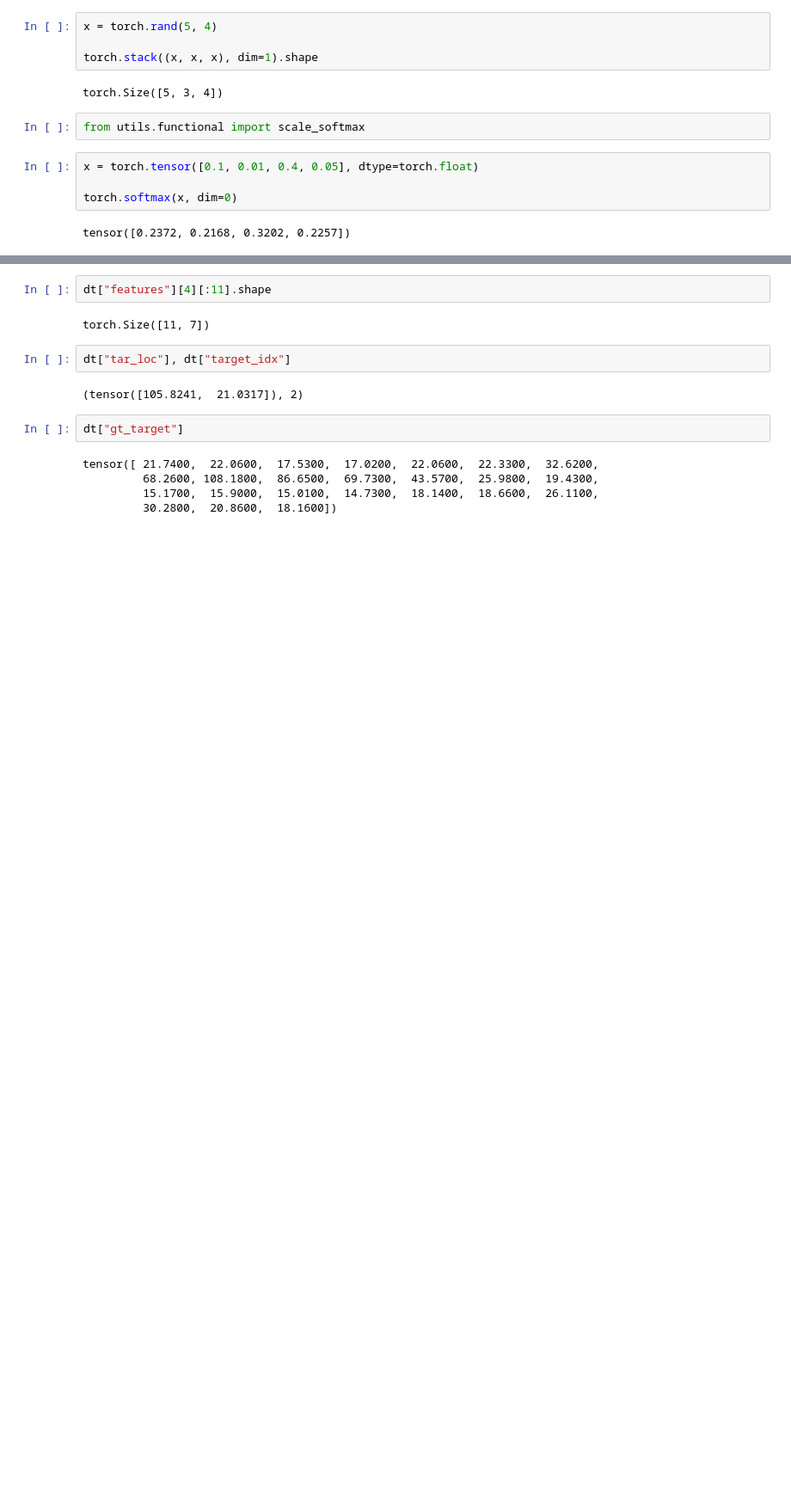
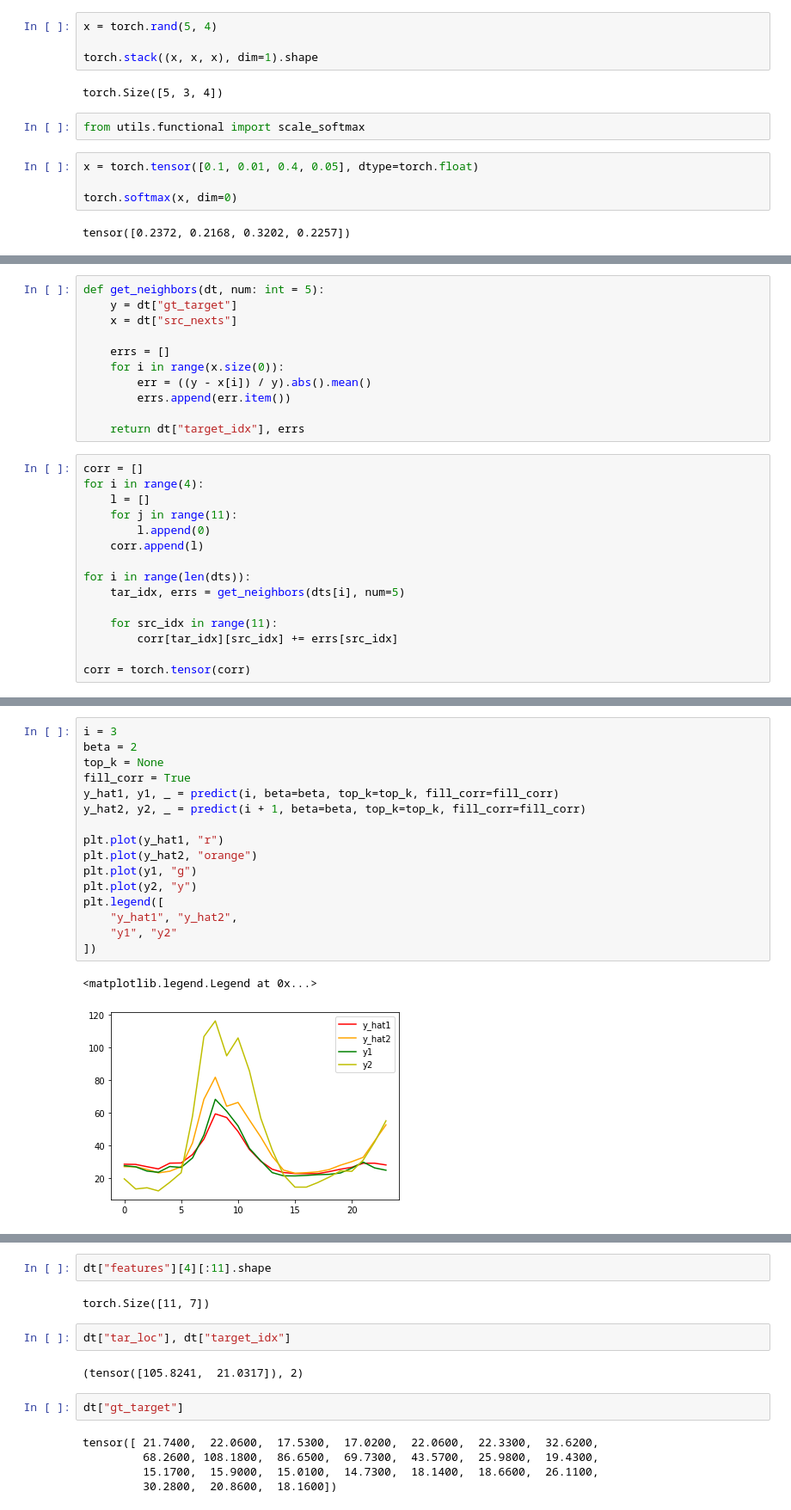
Before and after one commit to hoang1007/air-quality-forecasting, a Jupyter notebook: src/draft.ipynb, the cells around one changed output, grey strips where cells are left out. Shown at 86% size. Cells and saved outputs as stored; diff of their text form; blank space fills up the shorter version.

```diff
--- a/src/draft.ipynb
+++ b/src/draft.ipynb
@@ -151,0 +118,26 @@ plt.plot(pred, "r")
+# %%
+def get_neighbors(dt, num: int = 5):
+    y = dt["gt_target"]
+    x = dt["src_nexts"]
+
+    errs = []
+    for i in range(x.size(0)):
+        err = ((y - x[i]) / y).abs().mean()
+        errs.append(err.item())
+
+    return dt["target_idx"], errs
+# %%
+corr = []
+for i in range(4):
+    l = []
+    for j in range(11):
+        l.append(0)
+    corr.append(l)
+
+for i in range(len(dts)):
+    tar_idx, errs = get_neighbors(dts[i], num=5)
+
+    for src_idx in range(11):
+        corr[tar_idx][src_idx] += errs[src_idx]
+
+corr = torch.tensor(corr)
@@ -151,0 +217,19 @@ plt.plot(pred, "r")
+# %%
+i = 3
+beta = 2
+top_k = None
+fill_corr = True
+y_hat1, y1, _ = predict(i, beta=beta, top_k=top_k, fill_corr=fill_corr)
+y_hat2, y2, _ = predict(i + 1, beta=beta, top_k=top_k, fill_corr=fill_corr)
+
+plt.plot(y_hat1, "r")
+plt.plot(y_hat2, "orange")
+plt.plot(y1, "g")
+plt.plot(y2, "y")
+plt.legend([
+    "y_hat1", "y_hat2",
+    "y1", "y2"
+])
+# %% [output]
+<matplotlib.legend.Legend at 0x...>
+[figure, added]
```
Also changed, not shown: parts of 35 cells of this notebook, 15 other files.
